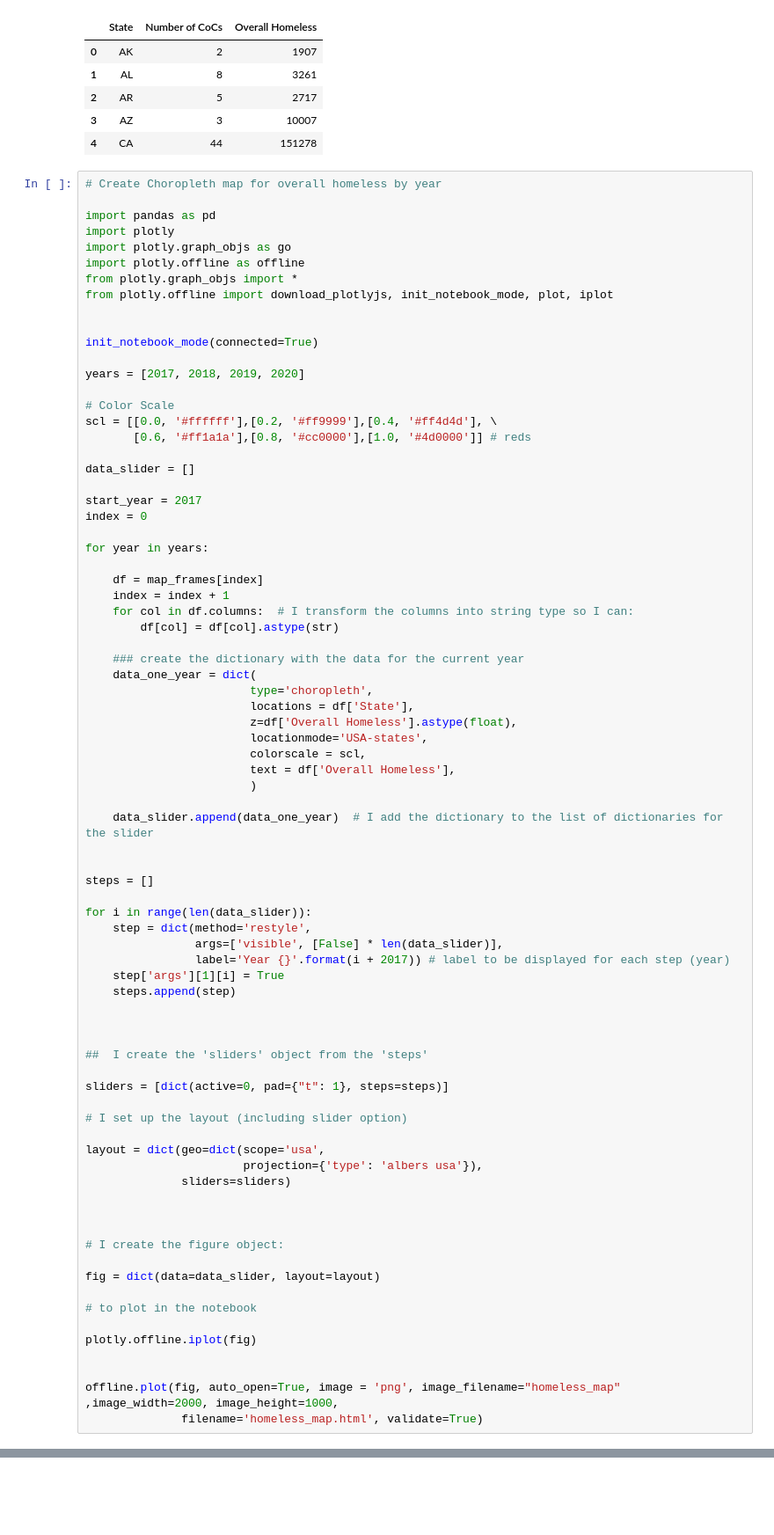
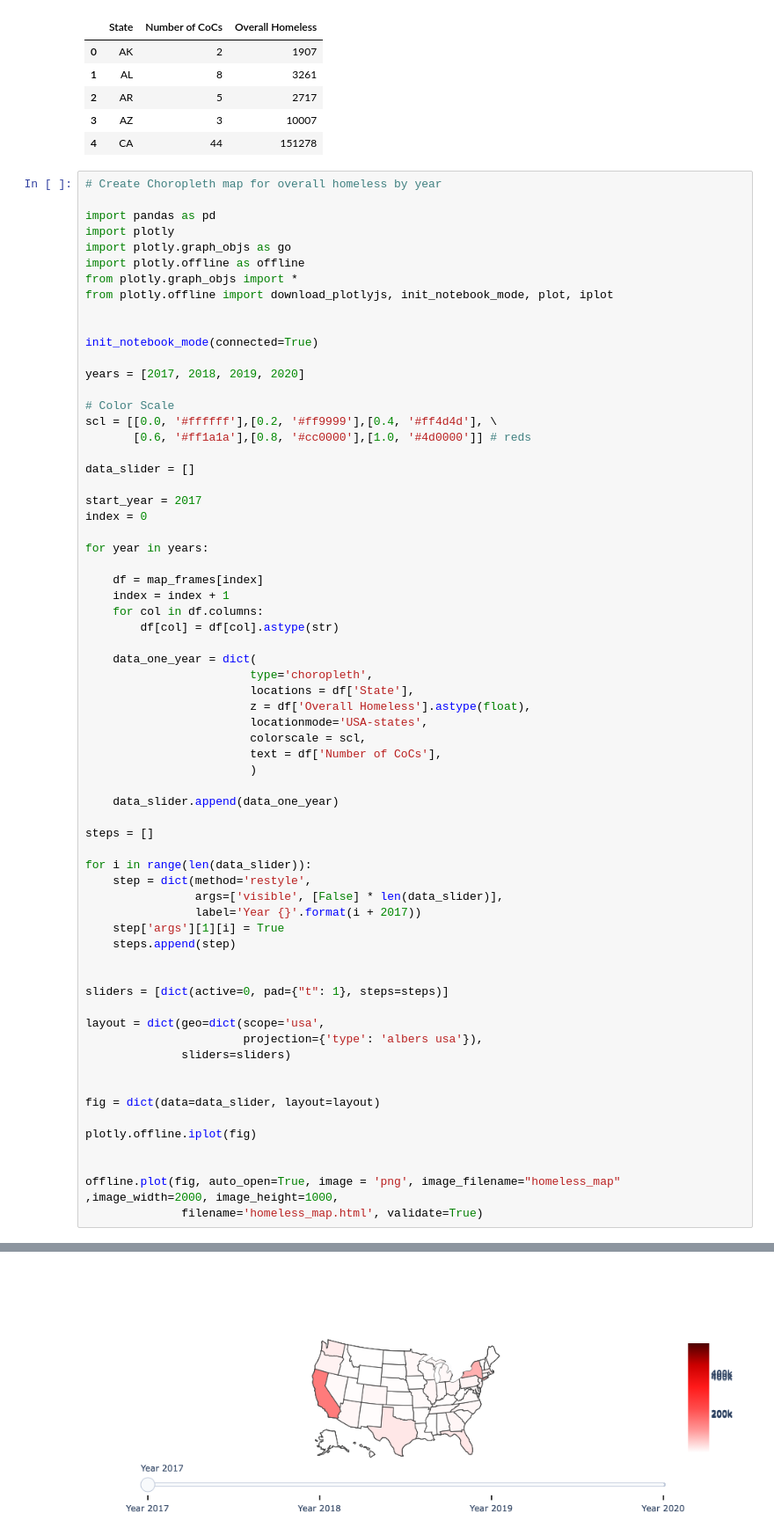
Before and after one commit to esther2897/project_one, a Jupyter notebook: Analysis.ipynb, the cells around one changed output, grey strips where cells are left out. Shown at 88% size. Saved outputs shown, nothing was run; the diff lists cells and outputs as text; blank space fills up the shorter version.

Commit message:
Added change in homelessness map

```diff
--- a/Analysis.ipynb
+++ b/Analysis.ipynb
@@ -190,50 +99,38 @@ for year in years:
 
     df = map_frames[index]
     index = index + 1
-    for col in df.columns:  # I transform the columns into string type so I can:
+    for col in df.columns:
         df[col] = df[col].astype(str)
 
-    ### create the dictionary with the data for the current year
     data_one_year = dict(
                         type='choropleth',
                         locations = df['State'],
-                        z=df['Overall Homeless'].astype(float),
+                        z = df['Overall Homeless'].astype(float),
                         locationmode='USA-states',
                         colorscale = scl,
-                        text = df['Overall Homeless'],
+                        text = df['Number of CoCs'],
                         )
 
-    data_slider.append(data_one_year)  # I add the dictionary to the list of dictionaries for the slider
-
+    data_slider.append(data_one_year)
 
 steps = []
 
 for i in range(len(data_slider)):
     step = dict(method='restyle',
                 args=['visible', [False] * len(data_slider)],
-                label='Year {}'.format(i + 2017)) # label to be displayed for each step (year)
+                label='Year {}'.format(i + 2017))
     step['args'][1][i] = True
     steps.append(step)
 
 
-
-##  I create the 'sliders' object from the 'steps'
-
 sliders = [dict(active=0, pad={"t": 1}, steps=steps)]
-
-# I set up the layout (including slider option)
 
 layout = dict(geo=dict(scope='usa',
                        projection={'type': 'albers usa'}),
               sliders=sliders)
 
 
-
-# I create the figure object:
-
 fig = dict(data=data_slider, layout=layout)
-
-# to plot in the notebook
 
 plotly.offline.iplot(fig)
 
@@ -245 +141,2 @@ offline.plot(fig, auto_open=True, image = 'png', image_filename="homeless_map" ,
+[figure, added]
 'homeless_map.html'
```
Also changed, not shown: parts of 15 cells of this notebook, 3 other files.
